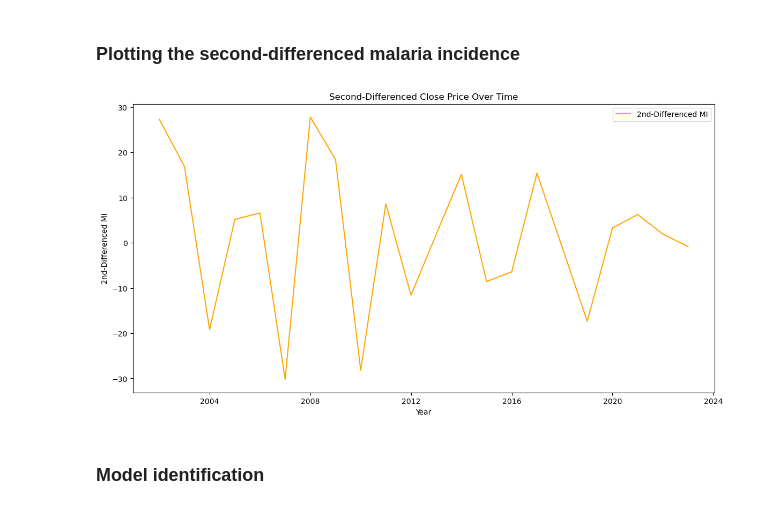
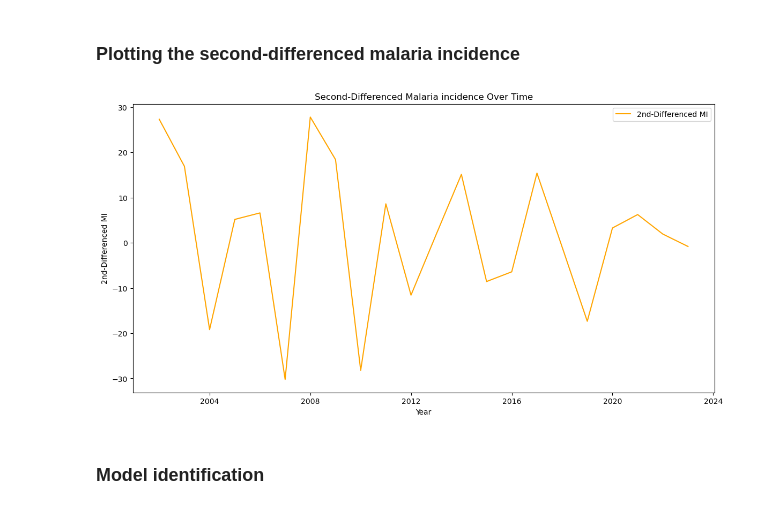
Before and after one commit to Djatche/time_series_forecasting_for_malaria_surveillance, a Jupyter notebook: malaria_surveillance_ts_forecasting.ipynb, the cells around one changed output. Drawn from its saved outputs; the diff is of its cells as text; code cells hidden in the pictures.

```diff
--- a/malaria_surveillance_ts_forecasting.ipynb
+++ b/malaria_surveillance_ts_forecasting.ipynb
@@ -379,0 +381,6 @@ plt.show()
+# %%
+cambodge_df = mekong_data[mekong_data["GEO_NAME_SHORT"] == "Cambodge"]
+cambodge_df.sort_index()
+plt.plot(cambodge_df.index, cambodge_df.RATE_PER_1000_N)
+plt.fill_between(cambodge_df.index, cambodge_df.RATE_PER_1000_NL, cambodge_df.RATE_PER_1000_NU, alpha=0.6, label='Filled Area')
+plt.show()
@@ -475,15 +494,15 @@ See the caveats in the documentation: https://pandas.pydata.org/pandas-docs/stab
 # %%
 cambodge_df = cambodge_df.dropna()
 # Plotting the second-differenced malaria incidence
 plt.figure(figsize=(14, 7))
 plt.plot(cambodge_df.index, cambodge_df['RATE_PER_1000_N_diff_2'], label='2nd-Differenced MI', color='orange')
-plt.title('Second-Differenced Close Price Over Time')
+plt.title('Second-Differenced Malaria incidence Over Time')
 plt.xlabel('Year')
 plt.ylabel('2nd-Differenced MI')
 plt.legend()
 plt.show()
 # %% [output]
-[figure, old version]
+[figure, new version]
 # %% [markdown]
 ### Model identification
 # %% [markdown]
```
Also changed, not shown: parts of 8 cells of this notebook, 11 other files.
